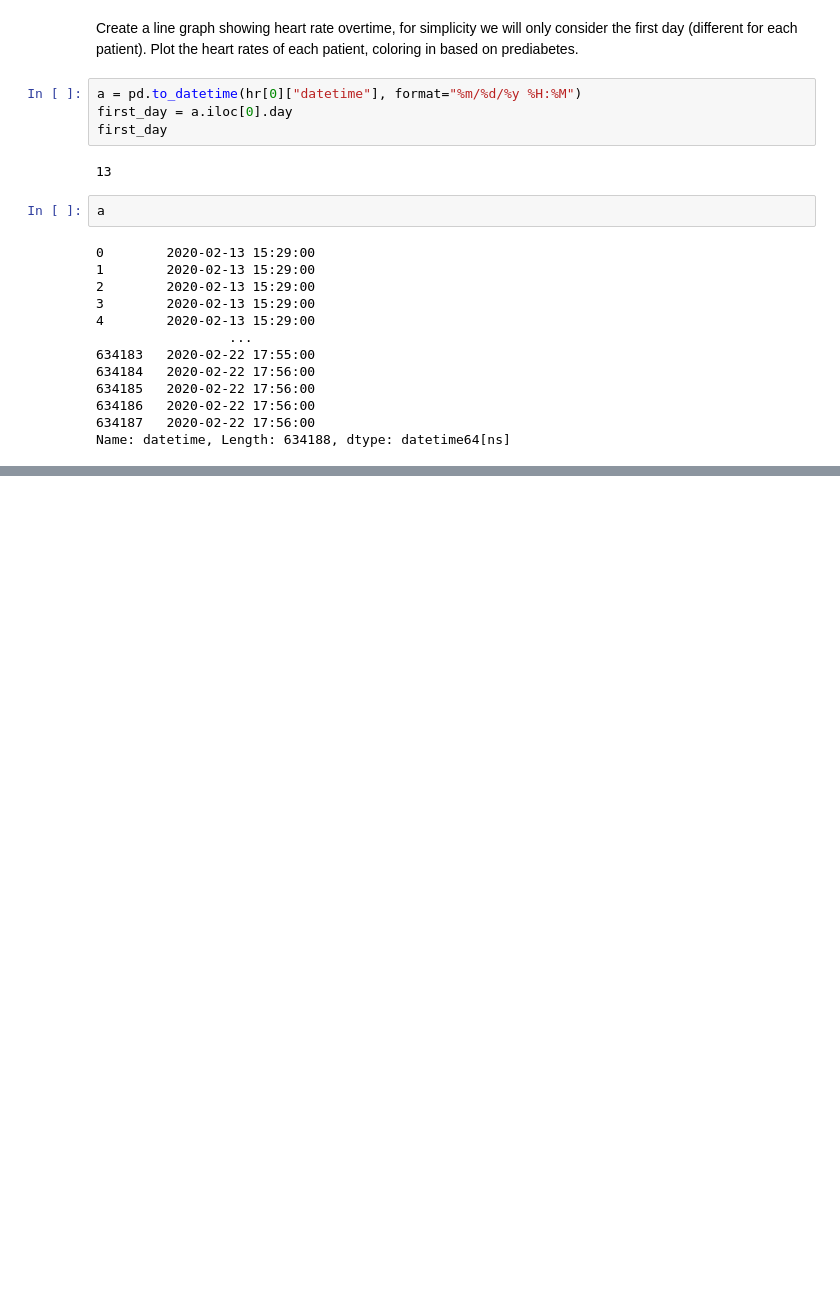
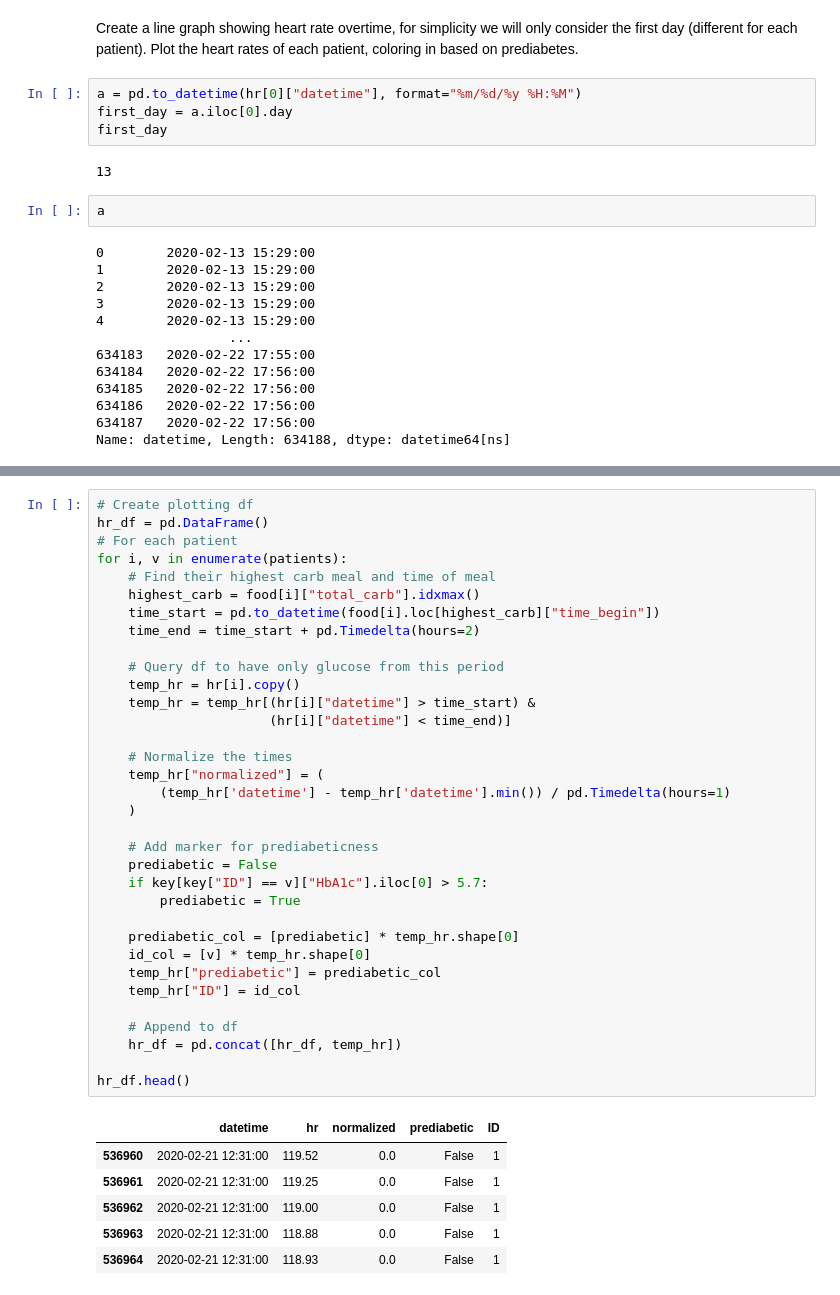
Before and after one commit to KrazyKats/glycemic_charts, a Jupyter notebook: eda.ipynb, the cells around one changed output, grey strips where cells are left out. Saved outputs shown, nothing was run; the diff lists cells and outputs as text; blank space fills up the shorter version.

```diff
--- a/eda.ipynb
+++ b/eda.ipynb
@@ -125,0 +225,41 @@ ValueError: Mime type rendering requires nbformat>=4.2.0 but it is not installed
+# %%
+# Create plotting df
+hr_df = pd.DataFrame()
+# For each patient
+for i, v in enumerate(patients):
+    # Find their highest carb meal and time of meal
+    highest_carb = food[i]["total_carb"].idxmax()
+    time_start = pd.to_datetime(food[i].loc[highest_carb]["time_begin"])
+    time_end = time_start + pd.Timedelta(hours=2)
+
+    # Query df to have only glucose from this period
+    temp_hr = hr[i].copy()
+    temp_hr = temp_hr[(hr[i]["datetime"] > time_start) &
+                      (hr[i]["datetime"] < time_end)]
+
+    # Normalize the times
+    temp_hr["normalized"] = (
+        (temp_hr['datetime'] - temp_hr['datetime'].min()) / pd.Timedelta(hours=1)
+    )
+
+    # Add marker for prediabeticness
+    prediabetic = False
+    if key[key["ID"] == v]["HbA1c"].iloc[0] > 5.7:
+        prediabetic = True
+
+    prediabetic_col = [prediabetic] * temp_hr.shape[0]
+    id_col = [v] * temp_hr.shape[0]
+    temp_hr["prediabetic"] = prediabetic_col
+    temp_hr["ID"] = id_col
+
+    # Append to df
+    hr_df = pd.concat([hr_df, temp_hr])
+
+hr_df.head()
+# %% [output]
+|  | datetime | hr | normalized | prediabetic | ID |
+| 536960 | 2020-02-21 12:31:00 | 119.52 | 0.0 | False | 1 |
+| 536961 | 2020-02-21 12:31:00 | 119.25 | 0.0 | False | 1 |
+| 536962 | 2020-02-21 12:31:00 | 119.00 | 0.0 | False | 1 |
+| 536963 | 2020-02-21 12:31:00 | 118.88 | 0.0 | False | 1 |
+| 536964 | 2020-02-21 12:31:00 | 118.93 | 0.0 | False | 1 |
```
Also changed, not shown: parts of 9 cells of this notebook, 3 other files.
